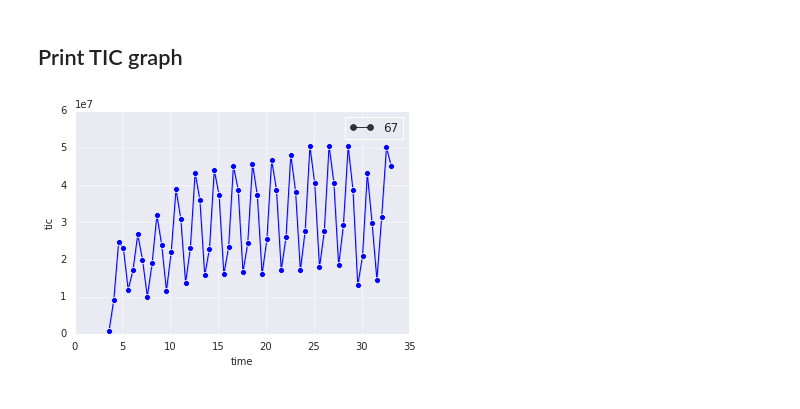
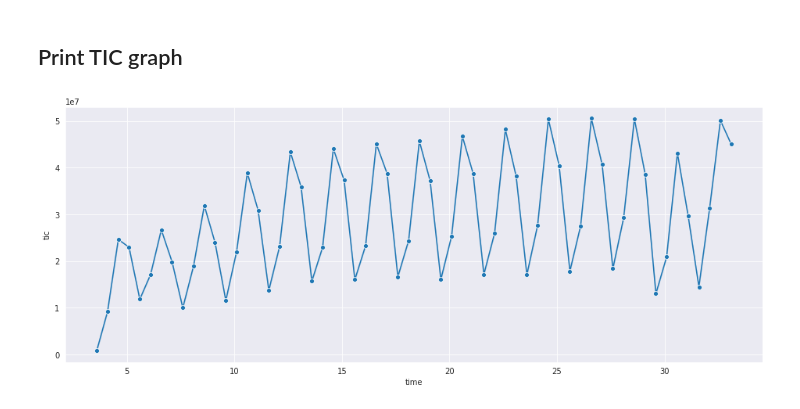
Before and after one commit to plopezgarcia/one-offs, a Jupyter notebook: jcamp-view/jcamp-view.ipynb, the cells around one changed output. Cells and saved outputs as stored; diff of their text form; code cells hidden in the pictures.

Commit message:
finished graph

```diff
--- a/jcamp-view/jcamp-view.ipynb
+++ b/jcamp-view/jcamp-view.ipynb
@@ -92,7 +68,8 @@ dtype: object
 # %% [markdown]
 ## Print TIC graph
 # %%
-sns.lineplot(x="time", y="tic", markers=True, dashes=False, data=measurements, style=scan)
+plt.figure(figsize=(16, 6))
+sns.lineplot(data=measurements, x="time", y="tic", markers=True, style=time, legend=False)
 plt.show()
 # %% [output]
-[figure, old version]
+[figure, new version]
```
Also changed, not shown: parts of 3 cells of this notebook.
